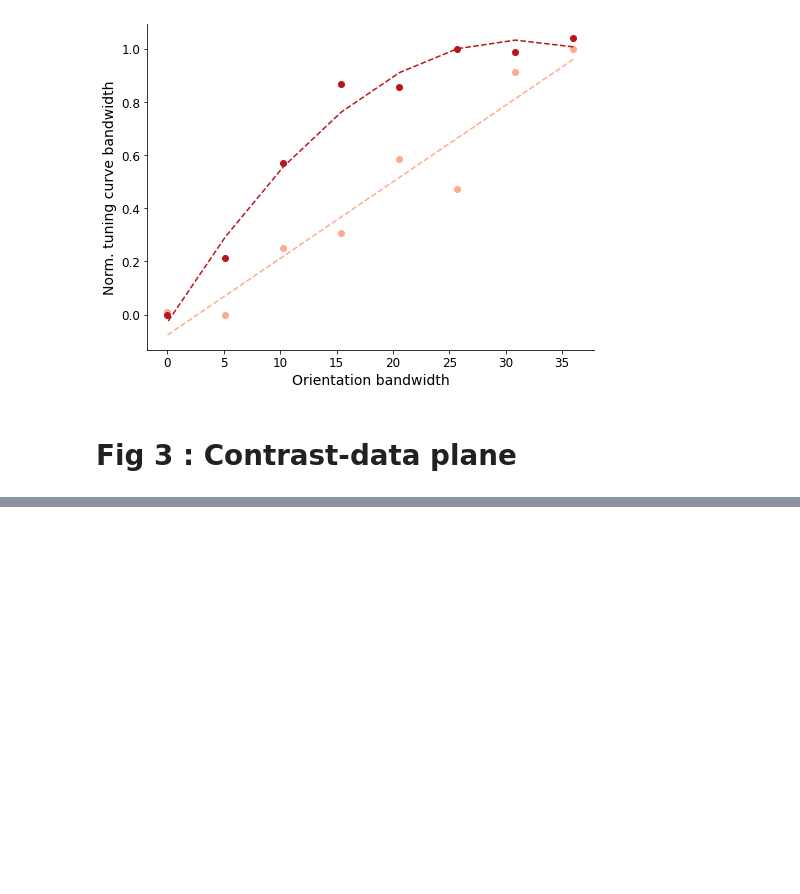
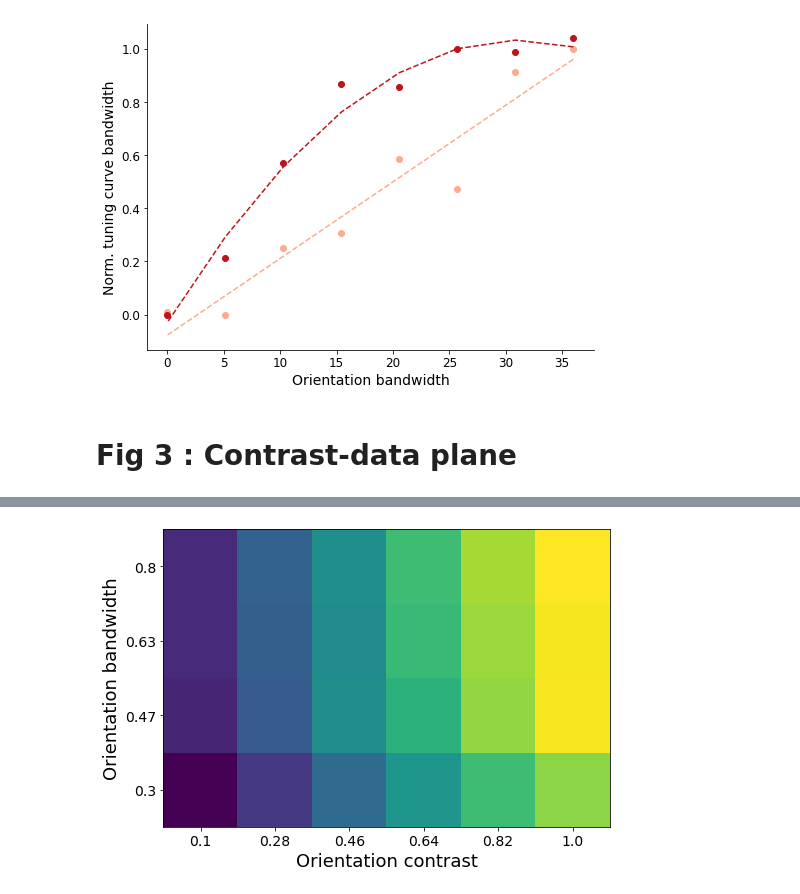
Before and after one commit to hugoladret/bw_invariance, a Jupyter notebook: python/data_analysis.ipynb, the cells around one changed output, grey strips where cells are left out. Drawn from its saved outputs; the diff is of its cells as text; code cells hidden in the pictures; blank space fills up the shorter version.

```diff
--- a/python/data_analysis.ipynb
+++ b/python/data_analysis.ipynb
@@ -147,0 +112,18 @@ array([{'sequence_beg': 130845.0, 'sequence_end': 144786.0, 'sequence_theta': 0.
+# %%
+fig, ax = plt.subplots(figsize = (8,6))
+
+im = ax.matshow(data, origin = 'lower')
+ax.xaxis.set_ticks_position('bottom')
+
+xlabs = np.round(contrasts, 2)
+ylabs = np.round(bandwidths, 2)
+ax.set_xticklabels(np.concatenate(([0],xlabs)))
+ax.set_yticklabels(np.concatenate(([0],ylabs)))
+
+ax.tick_params(axis='both', which='major', labelsize=14)
+ax.set_ylabel('Orientation bandwidth', fontsize = 18)
+ax.set_xlabel('Orientation contrast', fontsize = 18)
+
+fig.savefig('./figs/fig3b.pdf' , format = 'pdf', dpi = 100, bbox_inches = 'tight', transparent = True)
+# %% [output]
+[figure, added]
```
Also changed, not shown: parts of 17 cells of this notebook, 13 other files.
